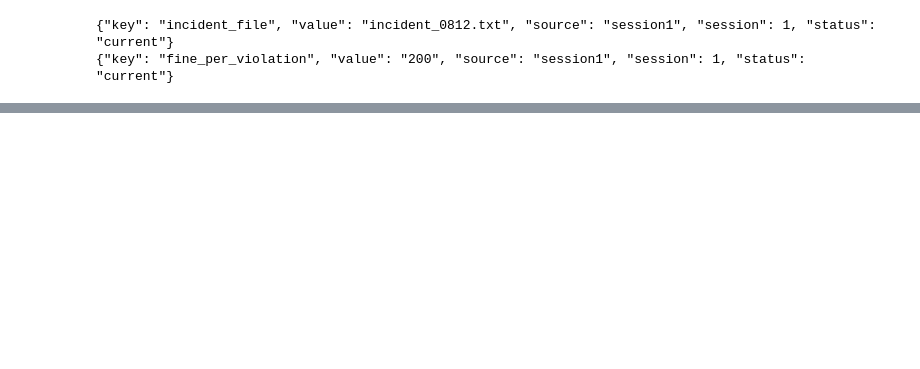
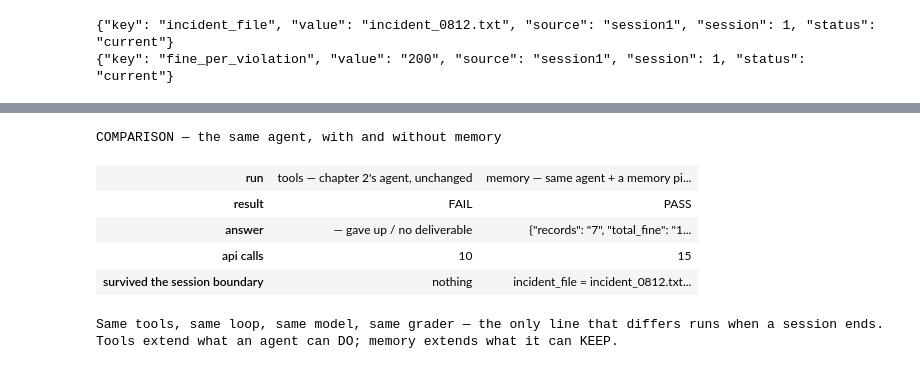
Before and after one commit to small-noob/Agentic-AI, a Jupyter notebook: 03Memory/teacher/Memory_Lab_Teacher.ipynb, the cells around one changed output, grey strips where cells are left out. Saved outputs shown, nothing was run; the diff lists cells and outputs as text; code cells hidden in the pictures; blank space fills up the shorter version.

```diff
--- a/03Memory/teacher/Memory_Lab_Teacher.ipynb
+++ b/03Memory/teacher/Memory_Lab_Teacher.ipynb
@@ -199,0 +133,64 @@ transcript: 20 messages; budget for STEP 4: 600t
+# %%
+# The A/B verdict — same tools, same loop, same model, same grader; the
+# only line that differs runs when a session ends. Rendered from the two
+# runs above: this cell makes no API calls.
+from IPython.display import HTML
+
+from tokens import count_tokens
+
+
+def _badge(ok):
+    color, text = ("#16a34a", "PASS") if ok else ("#dc2626", "FAIL")
+    return (f'<span style="background:{color};color:#fff;padding:2px 14px;'
+            f'border-radius:999px;font-weight:700;letter-spacing:1px">{text}</span>')
+
+
+def _answer(run):
+    a = run.get("answer")
+    return f"<code>{json.dumps(a, ensure_ascii=False)}</code>" if a is not None \
+        else '<span style="opacity:.55">— gave up / no deliverable</span>'
+
+
+def _survived(run):
+    kept = [r for r in run.get("memory", []) if r.get("status") == "current"]
+    if not kept:
+        return '<span style="opacity:.55">nothing</span>'
+    digest = "[memory] " + " | ".join(f'{r["key"]}={r["value"]}' for r in kept)
+    rows = "<br>".join(f'<code>{r["key"]} = {r["value"]}</code>' for r in kept)
+    return (f"{rows}<br><span style=\"opacity:.55\">"
+            f"(~{count_tokens(digest)} tokens in session 2's context)</span>")
+
+
+_border = "1px solid rgba(128,128,128,.35)"
+_th = (f'style="text-align:left;padding:8px 14px;border:{_border};'
+       'opacity:.65;font-weight:600;white-space:nowrap"')
+_td = f'style="text-align:left;padding:8px 14px;border:{_border};vertical-align:top"'
+
+_rows = [
+    ("run", "<b>tools</b> — chapter 2's agent, unchanged",
+     "<b>memory</b> — same agent + a memory pipeline"),
+    ("result", _badge(tools_run["passed"]), _badge(memory_run["passed"])),
+    ("answer", _answer(tools_run), _answer(memory_run)),
+    ("api calls", str(tools_run["api_calls"]), str(memory_run["api_calls"])),
+    ("survived the session boundary", _survived(tools_run), _survived(memory_run)),
+]
+_body = "".join(f"<tr><th {_th}>{k}</th><td {_td}>{a}</td><td {_td}>{b}</td></tr>"
+                for k, a, b in _rows)
+HTML(
+    '<div style="max-width:780px;font-size:14px;line-height:1.5">'
+    '<div style="font-weight:700;font-size:16px;margin:4px 0 8px">'
+    'COMPARISON — the same agent, with and without memory</div>'
+    f'<table style="border-collapse:collapse;width:100%">{_body}</table>'
+    '<div style="opacity:.7;font-style:italic;margin-top:8px">'
+    'Same tools, same loop, same model, same grader — the only line that '
+    'differs runs when a session ends. <b>Tools extend what an agent can DO; '
+    'memory extends what it can KEEP.</b></div></div>'
+)
+# %% [output]
+COMPARISON — the same agent, with and without memory
+| run | tools — chapter 2's agent, unchanged | memory — same agent + a memory pi... |
+| result | FAIL | PASS |
+| answer | — gave up / no deliverable | {"records": "7", "total_fine": "1... |
+| api calls | 10 | 15 |
+| survived the session boundary | nothing | incident_file = incident_0812.txt... |
+Same tools, same loop, same model, same grader — the only line that differs runs when a session ends. Tools extend what an agent can DO; memory extends what it can KEEP.
```
Also changed, not shown: parts of 44 cells of this notebook, 4 other files.
